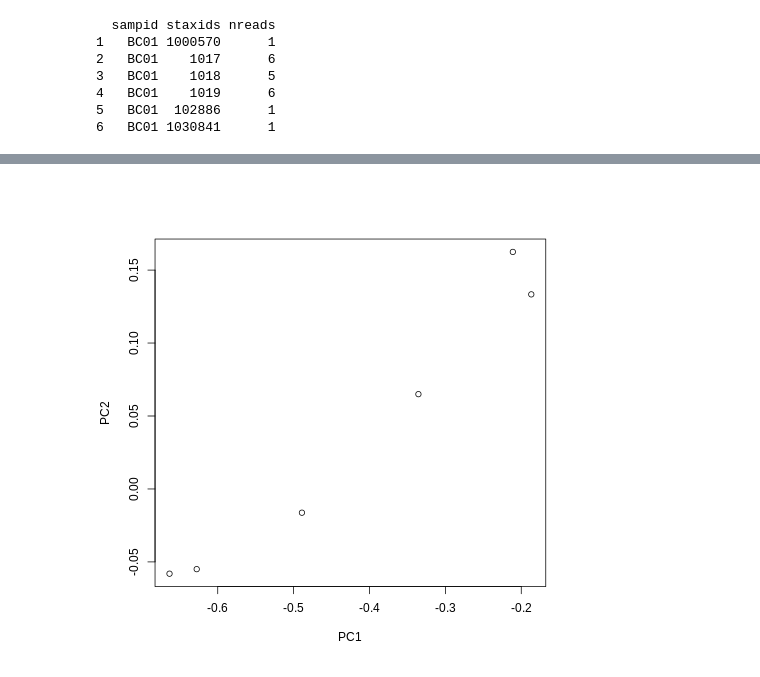
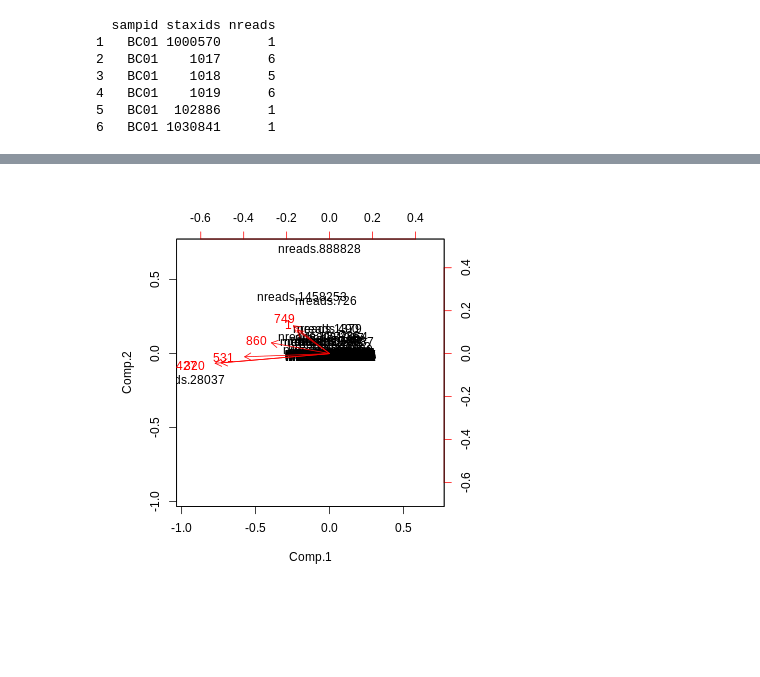
Before and after one commit to macieksk/ngslub18, a Jupyter notebook: jupyter_run/NGSworkshop-Saturday.ipynb, the cells around one changed output, grey strips where cells are left out. Cells and saved outputs as stored; diff of their text form; code cells hidden in the pictures; blank space fills up the shorter version.

```diff
--- a/jupyter_run/NGSworkshop-Saturday.ipynb
+++ b/jupyter_run/NGSworkshop-Saturday.ipynb
@@ -788,10 +799,17 @@ head(bna.f.agg)
 4   BC01    1019      6
 5   BC01  102886      1
 6   BC01 1030841      1
+# %%
+%%R
+bna.f.staxids.cnts <- bna.f %>% group_by(staxids) %>% summarize(nreads = n()) %>% as.data.frame
+taxids.low.cnt<-with(bna.f.staxids.cnts,bna.f.staxids.cnts[nreads<=2,1])
 # %%
 %%R
 ?reshape
+
 #library(data.table)
-bna.f.agg.wide<-reshape(bna.f.agg,direction="wide",timevar="staxids",idvar="sampid")
+#bna.f.agg.wide<-reshape(bna.f.agg,direction="wide",timevar="staxids",idvar="sampid")
+bna.f.agg.wide<-reshape(bna.f.agg[!(bna.f.agg$staxids%fin%taxids.low.cnt),],
+                        direction="wide",timevar="staxids",idvar="sampid")
 # %%
 %%R
@@ -839,9 +942,12 @@ head(sort(abs(pc$rotation[,1]),decreasing=TRUE))
 # %%
-%%R
+%%R -w 400 -h 400
 #head(pc$x)
 dim(Mfrac)
 dim(pc$x)
-plot(pc$x[,1:2])
+#plot(pc$x[,1:2])
+#plot(rpc$L.svd$u)
+biplot(princomp(t(Mfrac)))
+#plot(rpc$L.svd$vt)
 #pc$x[,1:2]%*%t(Mfrac)
 # %% [output]
-[figure, old version]
+[figure, new version]
```
Also changed, not shown: parts of 9 cells of this notebook.
